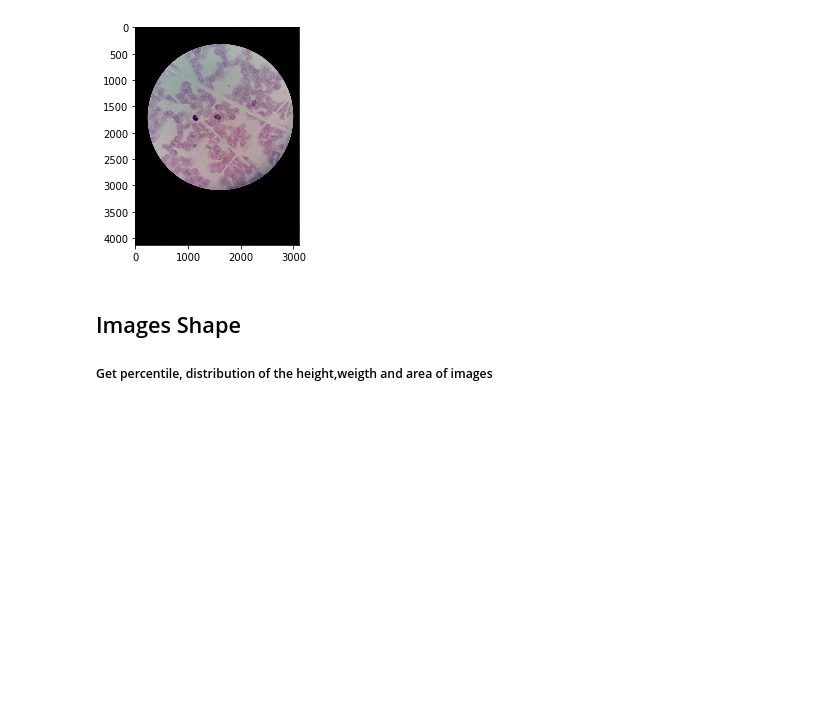
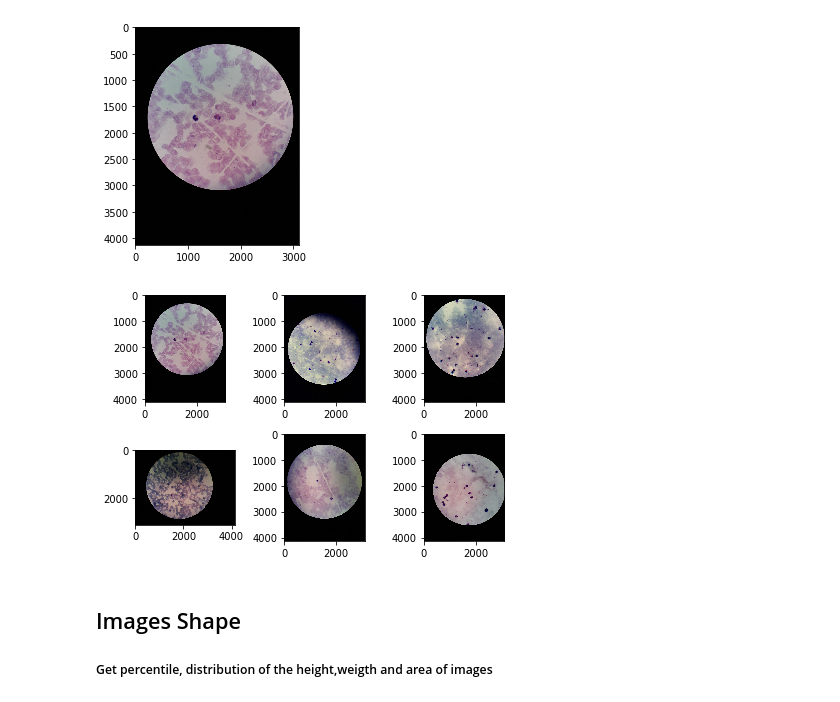
Before and after one commit to ErickDiaz/bioinformatic_thesis_project, a Jupyter notebook: code/data-exploration/data_exploration.ipynb, the cells around one changed output. Drawn from its saved outputs; the diff is of its cells as text; code cells hidden in the pictures; blank space fills up the shorter version.

```diff
--- a/code/data-exploration/data_exploration.ipynb
+++ b/code/data-exploration/data_exploration.ipynb
@@ -60,6 +60,25 @@ plt.imshow(train_images[5])
 # %% [output]
 <matplotlib.image.AxesImage at 0x...>
 [figure]
+# %%
+fig, axes = plt.subplots(2,3)
+axes[0,0].imshow(train_images[5])
+axes[1,0].imshow(train_images[2])
+
+axes[0,1].imshow(train_images[10])
+axes[1,1].imshow(train_images[4])
+
+axes[0,2].imshow(train_images[15])
+axes[1,2].imshow(train_images[6])
+
+
+#fig = plt.gcf()
+#for ax in fig.axes:
+#    ax.axis('off')
+plt.tight_layout()
+plt.show()
+# %% [output]
+[figure, added]
 # %% [markdown]
 ## Images Shape
 
```
